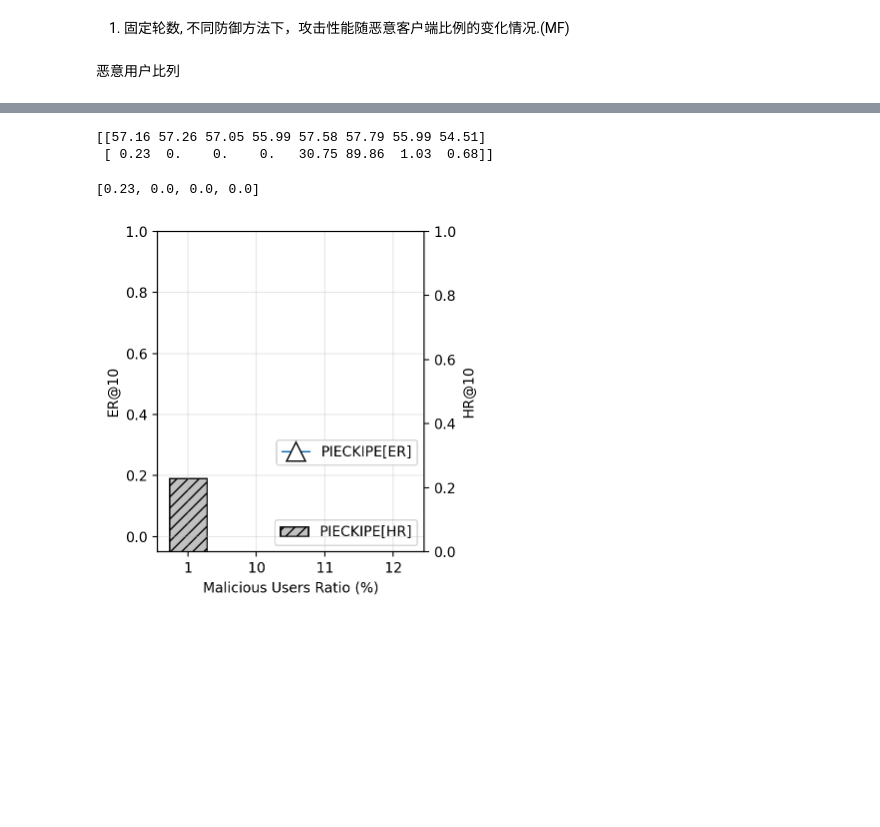
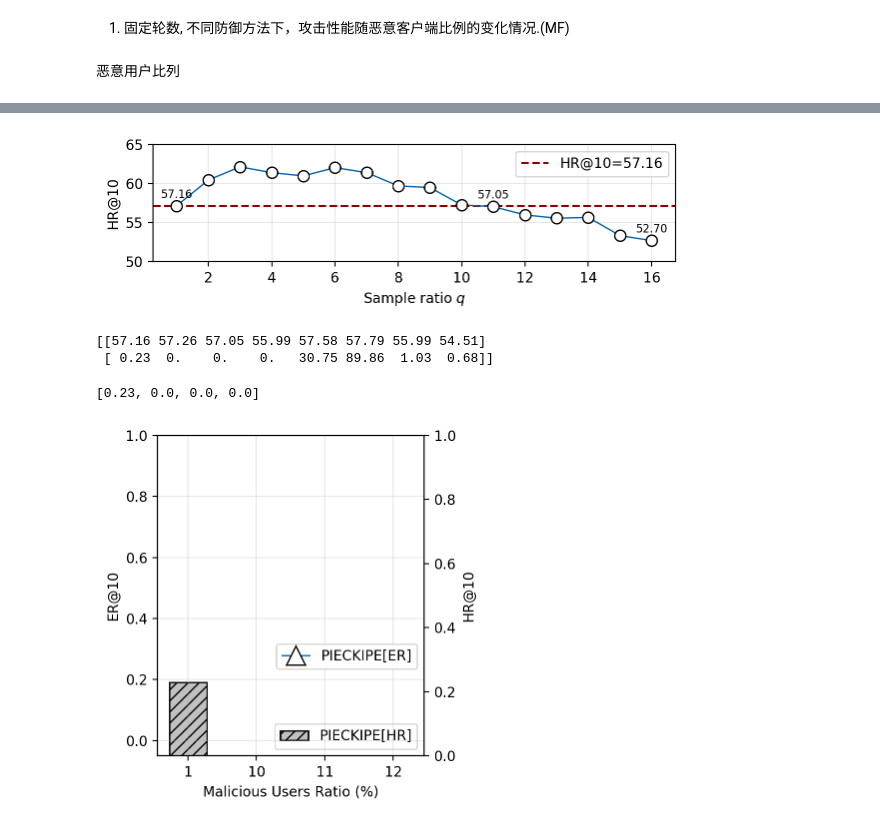
Before and after one commit to junzhang-zj/PIECK, a Jupyter notebook: MF-FRS/plot_abla_taget_item.ipynb, the cells around one changed output, grey strips where cells are left out. Saved outputs shown, nothing was run; the diff lists cells and outputs as text; code cells hidden in the pictures; blank space fills up the shorter version.

```diff
--- a/MF-FRS/plot_abla_taget_item.ipynb
+++ b/MF-FRS/plot_abla_taget_item.ipynb
@@ -176,3 +257,29 @@ print(np.round(perform2*100,2))
+# %%
+import matplotlib.pyplot as plt
+
+plt.subplots(figsize=(6, 2))
+
+x = np.arange(1,17,1)
+y = [57.16, 60.45, 62.14, 61.4, 60.98, 62.04, 61.4, 59.7,  59.49, 57.26, 57.05, 55.99, 55.57, 55.67, 53.34, 52.7]
+
+plt.axhline(y=57.16, color='#8B0000', linewidth=1.5, linestyle='--', label='HR@10=57.16')
+plt.plot(x, y, color='#0063B1', linewidth=1, linestyle='-', marker='o', markersize=8, markeredgecolor='black', markeredgewidth=1, markerfacecolor='white')
+
+plt.ylim(50, 65)
+plt.xlabel('Sample ratio $q$')
+plt.ylabel('HR@10')
+plt.grid(alpha=0.3)
+
+# 添加标签
+for i in range(len(x)):
+    if x[i] in [1, 11, 16]:
+        plt.text(x[i], y[i]+0.7, f'{y[i]:.2f}', ha='center', va='bottom', fontsize=8, color='black')
+# 显示图例
+plt.legend(loc='upper right')
+plt.tight_layout()
+plt.savefig("attack_q.pdf")
+# %% [output]
+[figure, added]
 # %%
 path_base0 = 'log/ML-100K/EOQ/ML-100K_NoAttack_NoDefense_q1.txt'
 path_base1 = 'log/ML-100K/EOQ/ML-100K_NoAttack_NoDefense_q10.txt'
```
Also changed, not shown: parts of 7 cells of this notebook, 2 other files.
